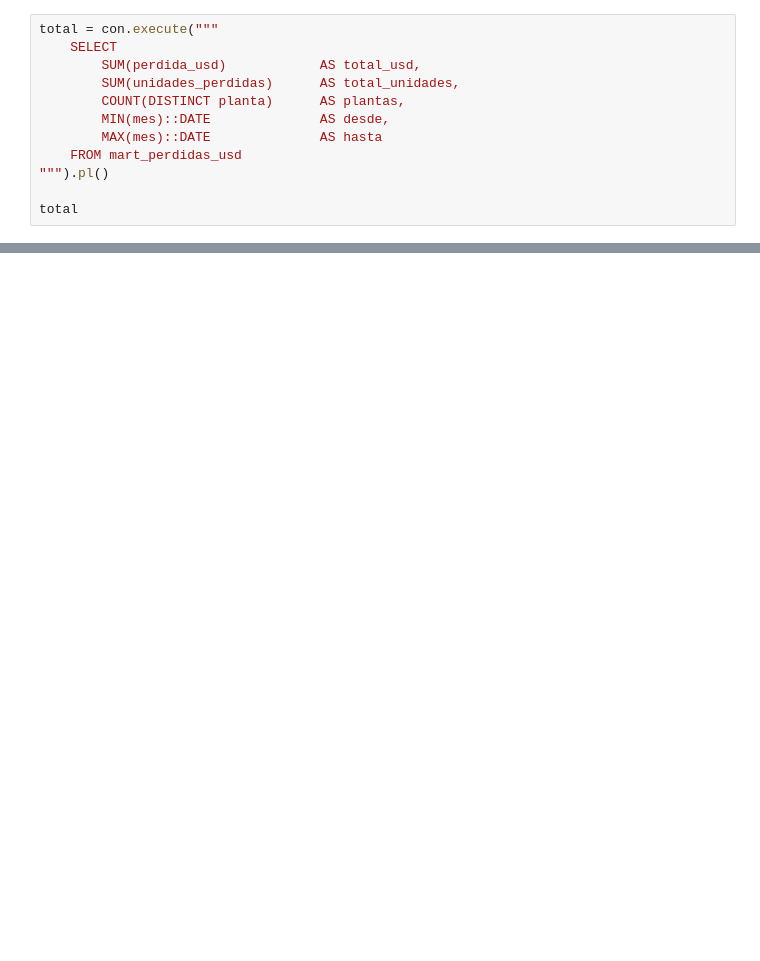
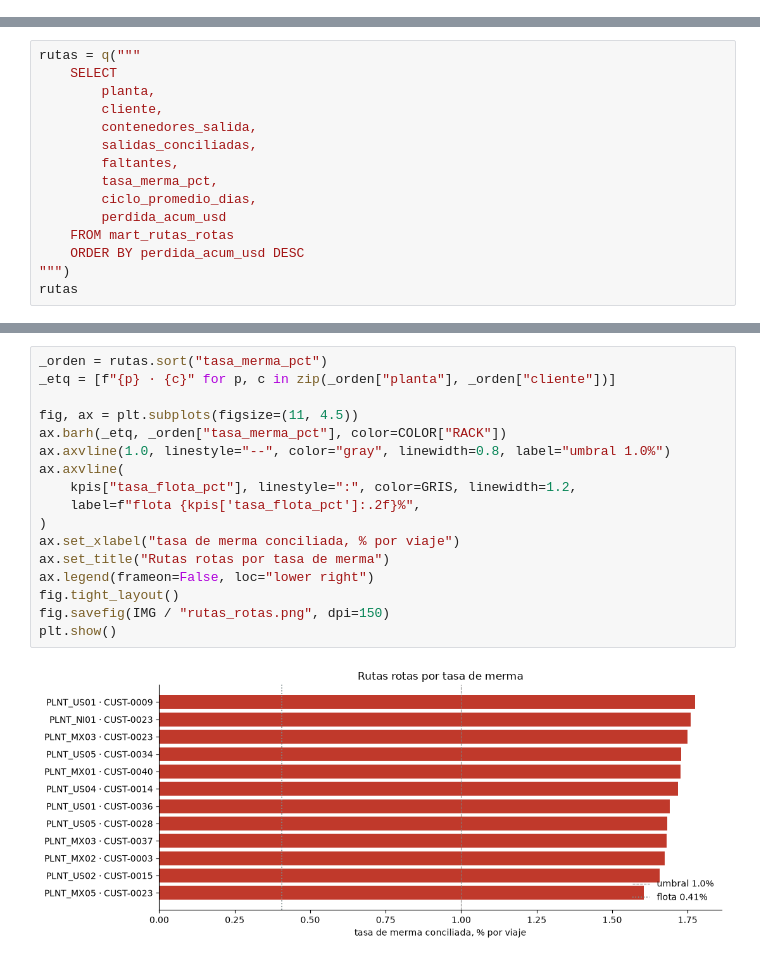
Before and after one commit to juancarlospradologistica-hub/returnable-packaging-intelligence, a Jupyter notebook: notebooks/01_analisis_perdidas.ipynb, the cells around one changed output, grey strips where cells are left out. Cells and saved outputs as stored; diff of their text form; blank space fills up the shorter version.

```diff
--- a/notebooks/01_analisis_perdidas.ipynb
+++ b/notebooks/01_analisis_perdidas.ipynb
@@ -23,12 +0,0 @@ plt.rcParams.update({
-# %%
-total = con.execute("""
-    SELECT
-        SUM(perdida_usd)            AS total_usd,
-        SUM(unidades_perdidas)      AS total_unidades,
-        COUNT(DISTINCT planta)      AS plantas,
-        MIN(mes)::DATE              AS desde,
-        MAX(mes)::DATE              AS hasta
-    FROM mart_perdidas_usd
-""").pl()
-
-total
@@ -331,0 +260,15 @@ el contenedor sale, no vuelve, y no existe seguimiento.
+# %%
+rutas = q("""
+    SELECT
+        planta,
+        cliente,
+        contenedores_salida,
+        salidas_conciliadas,
+        faltantes,
+        tasa_merma_pct,
+        ciclo_promedio_dias,
+        perdida_acum_usd
+    FROM mart_rutas_rotas
+    ORDER BY perdida_acum_usd DESC
+""")
+rutas
@@ -331,0 +290,19 @@ el contenedor sale, no vuelve, y no existe seguimiento.
+# %%
+_orden = rutas.sort("tasa_merma_pct")
+_etq = [f"{p} · {c}" for p, c in zip(_orden["planta"], _orden["cliente"])]
+
+fig, ax = plt.subplots(figsize=(11, 4.5))
+ax.barh(_etq, _orden["tasa_merma_pct"], color=COLOR["RACK"])
+ax.axvline(1.0, linestyle="--", color="gray", linewidth=0.8, label="umbral 1.0%")
+ax.axvline(
+    kpis["tasa_flota_pct"], linestyle=":", color=GRIS, linewidth=1.2,
+    label=f"flota {kpis['tasa_flota_pct']:.2f}%",
+)
+ax.set_xlabel("tasa de merma conciliada, % por viaje")
+ax.set_title("Rutas rotas por tasa de merma")
+ax.legend(frameon=False, loc="lower right")
+fig.tight_layout()
+fig.savefig(IMG / "rutas_rotas.png", dpi=150)
+plt.show()
+# %% [output]
+[figure, added]
```
Also changed, not shown: parts of 43 cells of this notebook, 6 other files.
